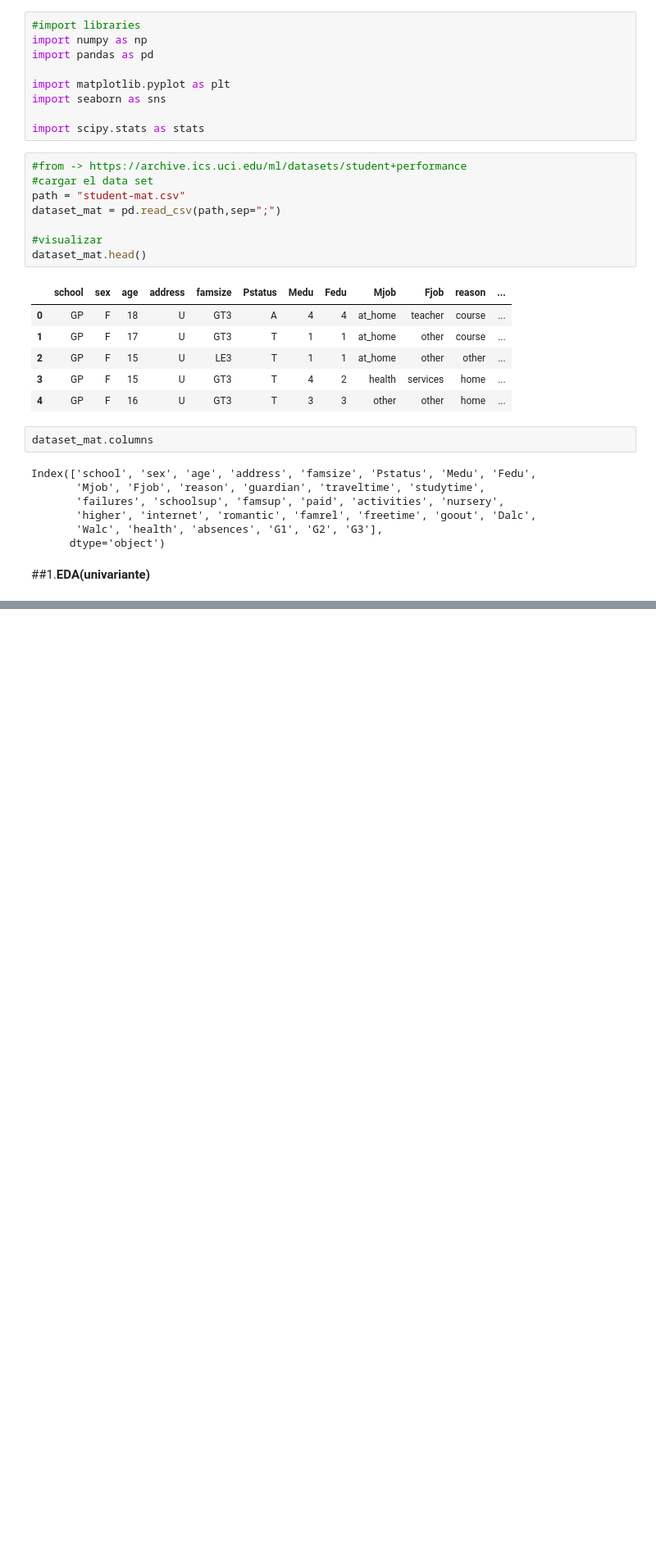
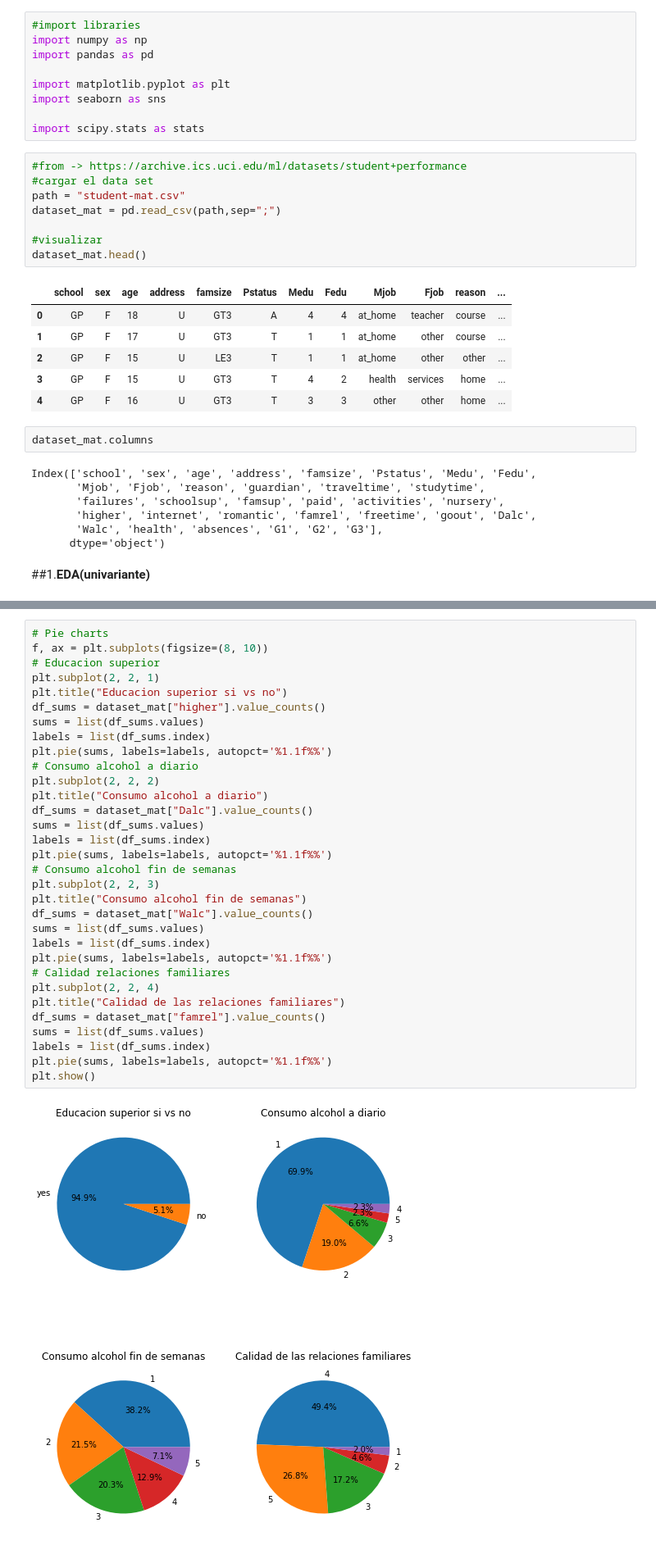
Before and after one commit to jotagectti/Data-Mining-Machine-Learning-y-Deep-Learning, a Jupyter notebook: Resolución_ejercicio_I.ipynb, the cells around one changed output, grey strips where cells are left out. Shown: that part at 82% size. Cells and saved outputs as stored; diff of their text form; blank space fills up the shorter version.

```diff
--- a/Resolución_ejercicio_I.ipynb
+++ b/Resolución_ejercicio_I.ipynb
@@ -53,0 +79,34 @@ plt.show()
+# %%
+# Pie charts
+f, ax = plt.subplots(figsize=(8, 10))
+# Educacion superior
+plt.subplot(2, 2, 1)
+plt.title("Educacion superior si vs no")
+df_sums = dataset_mat["higher"].value_counts()
+sums = list(df_sums.values)
+labels = list(df_sums.index)
+plt.pie(sums, labels=labels, autopct='%1.1f%%')
+# Consumo alcohol a diario
+plt.subplot(2, 2, 2)
+plt.title("Consumo alcohol a diario")
+df_sums = dataset_mat["Dalc"].value_counts()
+sums = list(df_sums.values)
+labels = list(df_sums.index)
+plt.pie(sums, labels=labels, autopct='%1.1f%%')
+# Consumo alcohol fin de semanas
+plt.subplot(2, 2, 3)
+plt.title("Consumo alcohol fin de semanas")
+df_sums = dataset_mat["Walc"].value_counts()
+sums = list(df_sums.values)
+labels = list(df_sums.index)
+plt.pie(sums, labels=labels, autopct='%1.1f%%')
+# Calidad relaciones familiares
+plt.subplot(2, 2, 4)
+plt.title("Calidad de las relaciones familiares")
+df_sums = dataset_mat["famrel"].value_counts()
+sums = list(df_sums.values)
+labels = list(df_sums.index)
+plt.pie(sums, labels=labels, autopct='%1.1f%%')
+plt.show()
+# %% [output]
+[figure, added]
```
Also changed, not shown: parts of 8 cells of this notebook.
